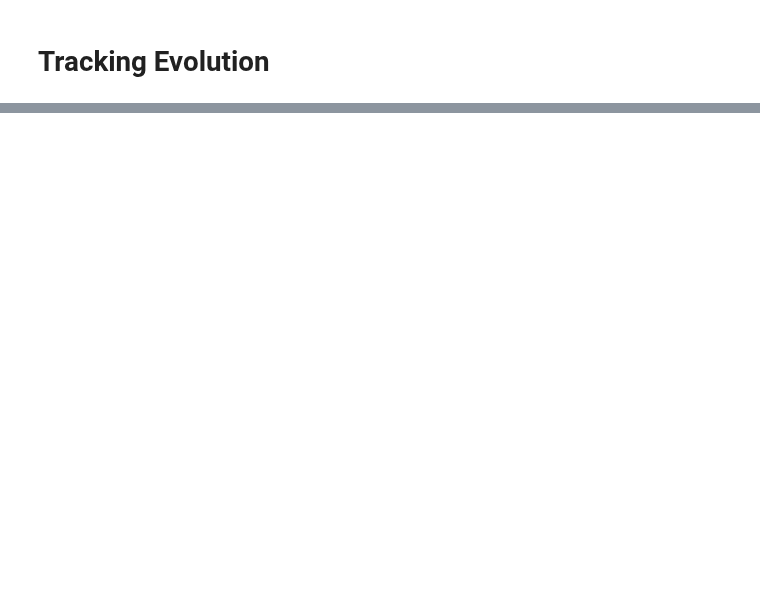
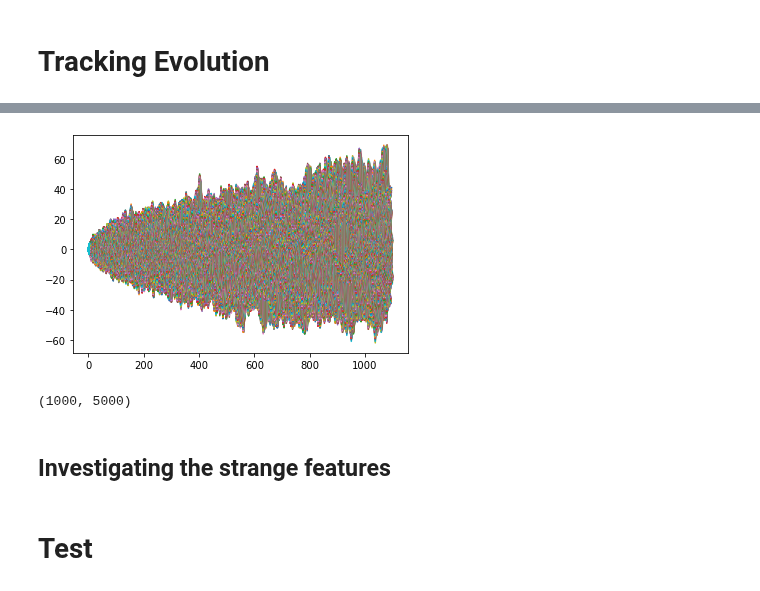
Before and after one commit to qtaylorphys/BH_Extremal, a Jupyter notebook: Analysis.ipynb, the cells around one changed output, grey strips where cells are left out. Saved outputs shown, nothing was run; the diff lists cells and outputs as text; code cells hidden in the pictures; blank space fills up the shorter version.

```diff
--- a/Analysis.ipynb
+++ b/Analysis.ipynb
@@ -403,0 +248,11 @@ Type:      builtin_function_or_method
+# %%
+plt.plot(M**2, J, '-')
+plt.show()
+# %% [output]
+[figure, added]
+# %%
+np.shape(M)
+# %% [output]
+(1000, 5000)
+# %% [markdown]
+## Investigating the strange features
@@ -403,0 +263,2 @@ Type:      builtin_function_or_method
+# %% [markdown]
+# Test
```
Also changed, not shown: parts of 35 cells of this notebook.
